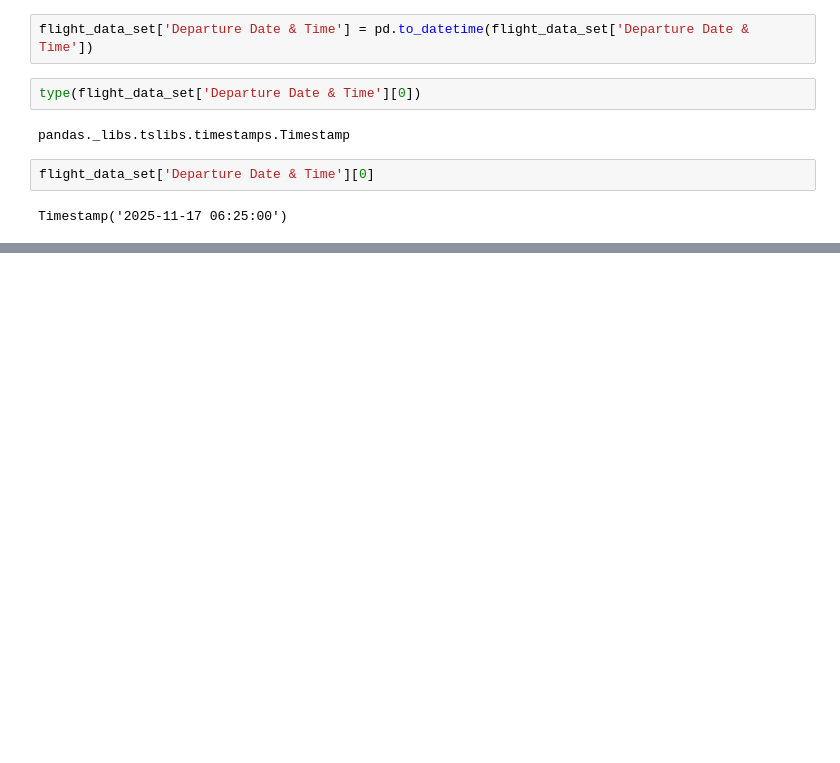
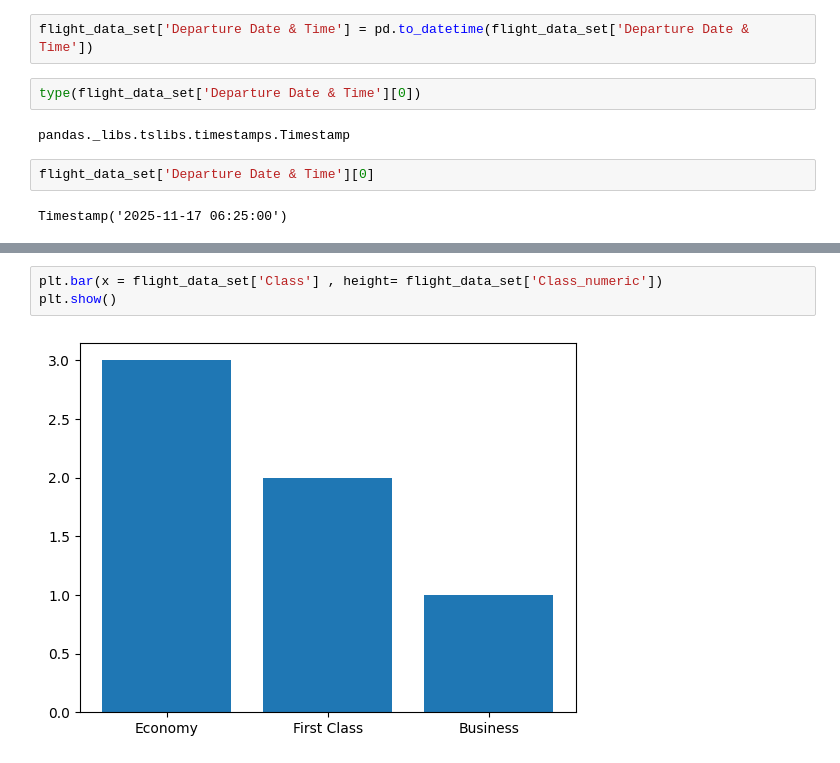
Before and after one commit to R123gh/Data-analytics-project-, a Jupyter notebook: flight_price_DA.ipynb, the cells around one changed output, grey strips where cells are left out. Cells and saved outputs as stored; diff of their text form; blank space fills up the shorter version.

```diff
--- a/flight_price_DA.ipynb
+++ b/flight_price_DA.ipynb
@@ -113,0 +301,5 @@ Timestamp('2025-11-17 06:25:00')
+# %%
+plt.bar(x = flight_data_set['Class'] , height= flight_data_set['Class_numeric'])
+plt.show()
+# %% [output]
+[figure, added]
```
Also changed, not shown: parts of 49 cells of this notebook.
